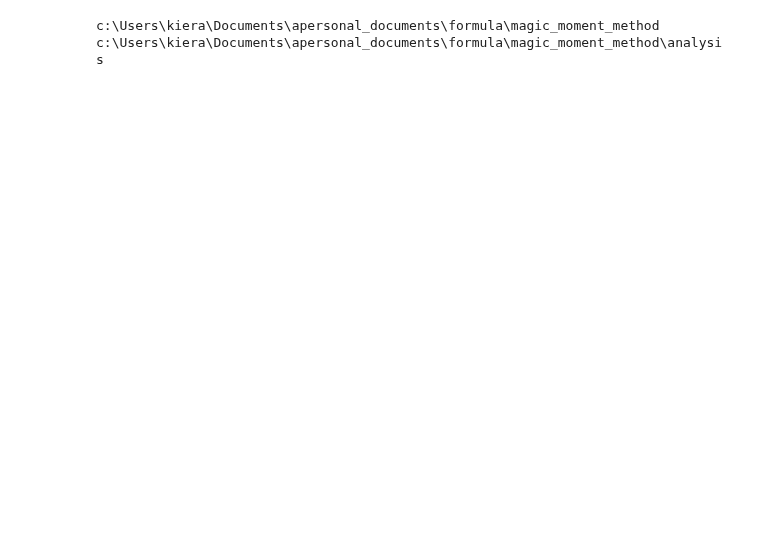
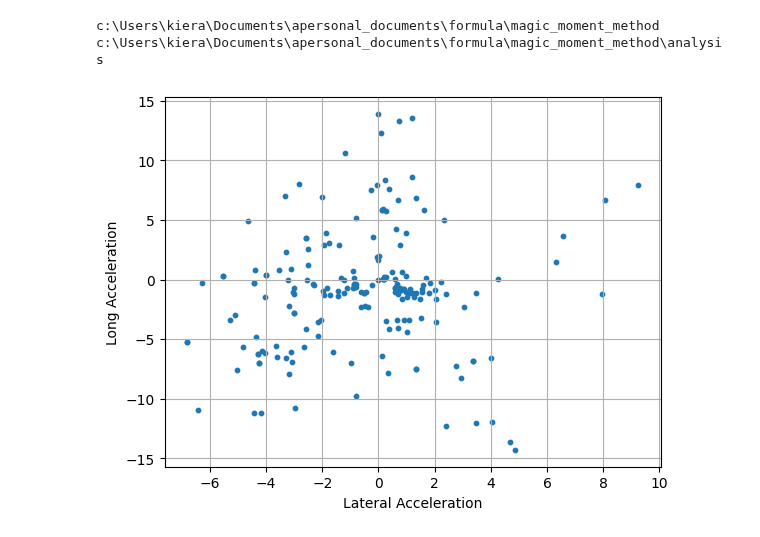
Before and after one commit to LonghornRacingElectric/magic_moment_method, a Jupyter notebook: analysis/ggv_plotter.ipynb, the cells around one changed output. Saved outputs shown, nothing was run; the diff lists cells and outputs as text; code cells hidden in the pictures; blank space fills up the shorter version.

```diff
--- a/analysis/ggv_plotter.ipynb
+++ b/analysis/ggv_plotter.ipynb
@@ -30,7 +30,12 @@ for index, row in df.iterrows():
         df.drop(index)
 # %%
 
-plt.plot(df["vehicle_accelerations_NTB_1"], df["vehicle_accelerations_NTB_0"])
+plt.scatter(df["vehicle_accelerations_NTB_1"], df["vehicle_accelerations_NTB_0"], s= 10)
+plt.ylabel("Long Acceleration")
+plt.xlabel("Lateral Acceleration")
+plt.grid()
+# %% [output]
+[figure, added]
 # %%
 df2 = df[abs(df["yaw_acceleration"]) < 2]
 df2 = df2[df2["vehicle_accelerations_NTB_0"] < 17]
```
Also changed, not shown: parts of 3 cells of this notebook, 6 other files.
